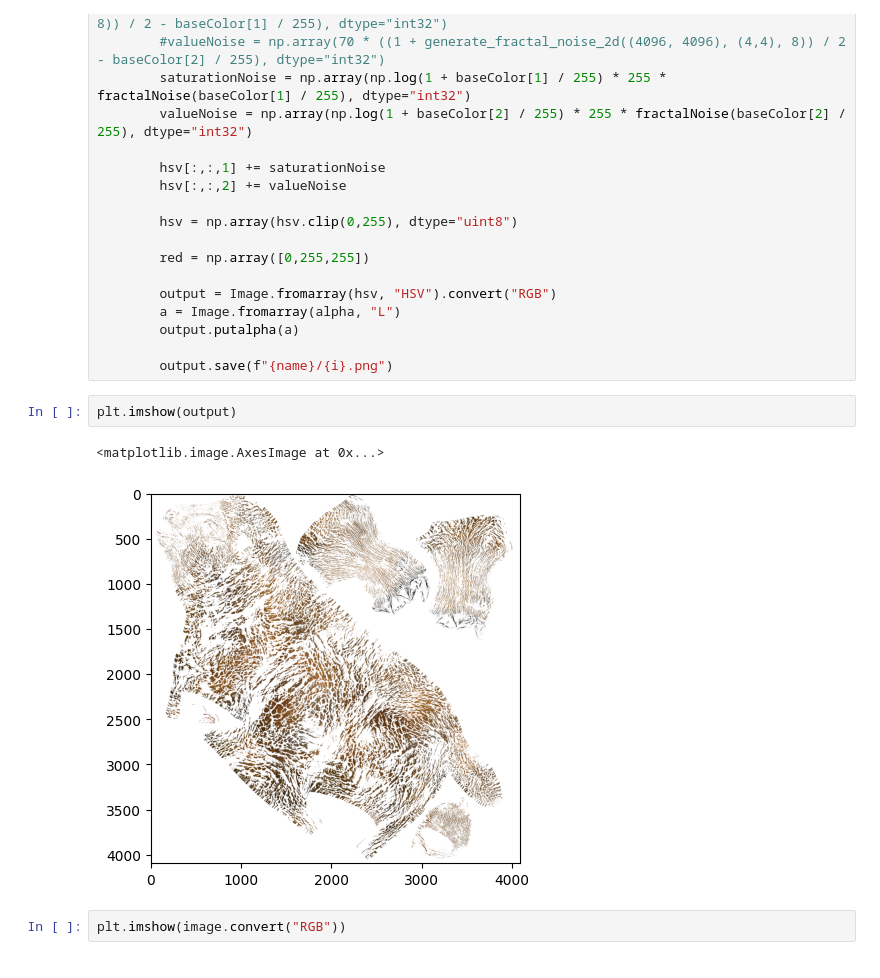
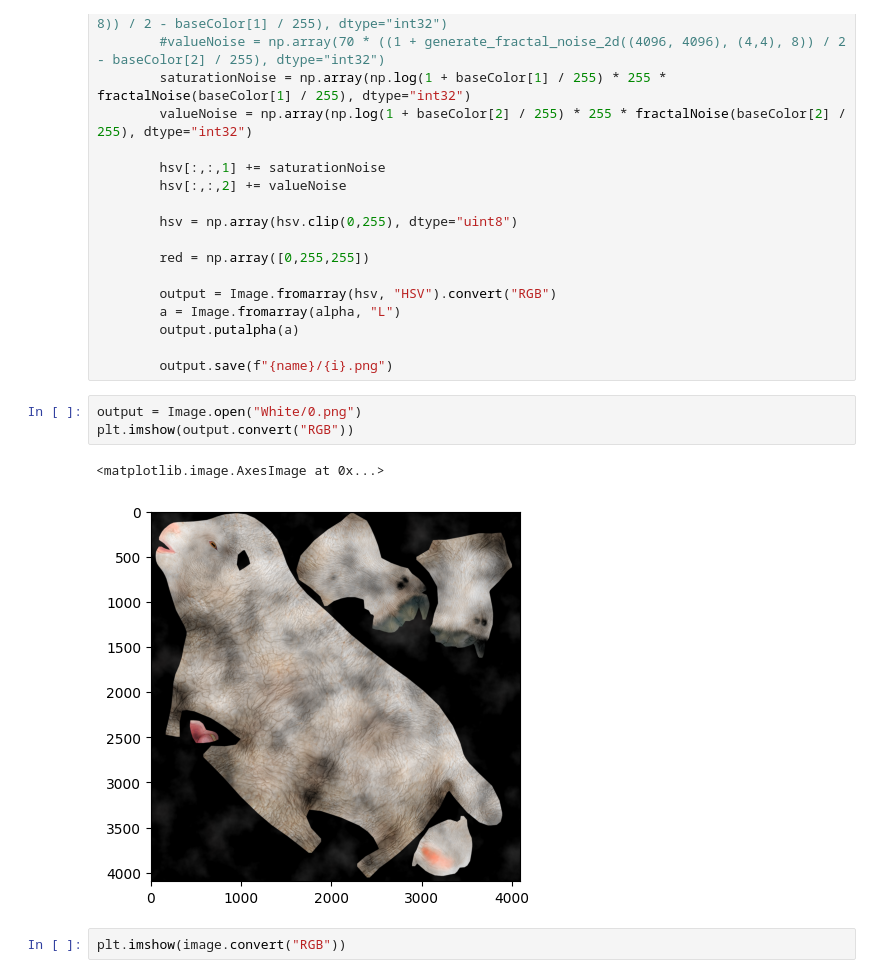
Before and after one commit to jorgenborander/master-unity, a Jupyter notebook: Python_scripts/texture_randomizer.ipynb, the cells around one changed output. Saved outputs shown, nothing was run; the diff lists cells and outputs as text.

```diff
--- a/Python_scripts/texture_randomizer.ipynb
+++ b/Python_scripts/texture_randomizer.ipynb
@@ -79,11 +77,12 @@ for name, num, baseColor in coats:
         output.putalpha(a)
 
         output.save(f"{name}/{i}.png")
-# %%
-plt.imshow(output)
-# %% [output]
-<matplotlib.image.AxesImage at 0x...>
-[figure, removed]
+# %%
+output = Image.open("White/0.png")
+plt.imshow(output.convert("RGB"))
+# %% [output]
+<matplotlib.image.AxesImage at 0x...>
+[figure, added]
 # %%
 plt.imshow(image.convert("RGB"))
 # %% [output]
```
Also changed, not shown: parts of 1 cell of this notebook, 55 other files.
